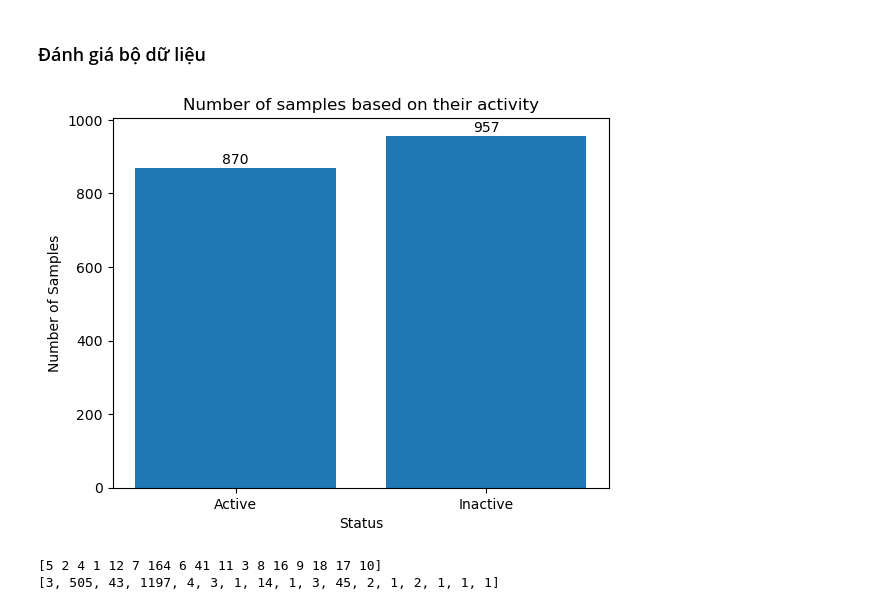
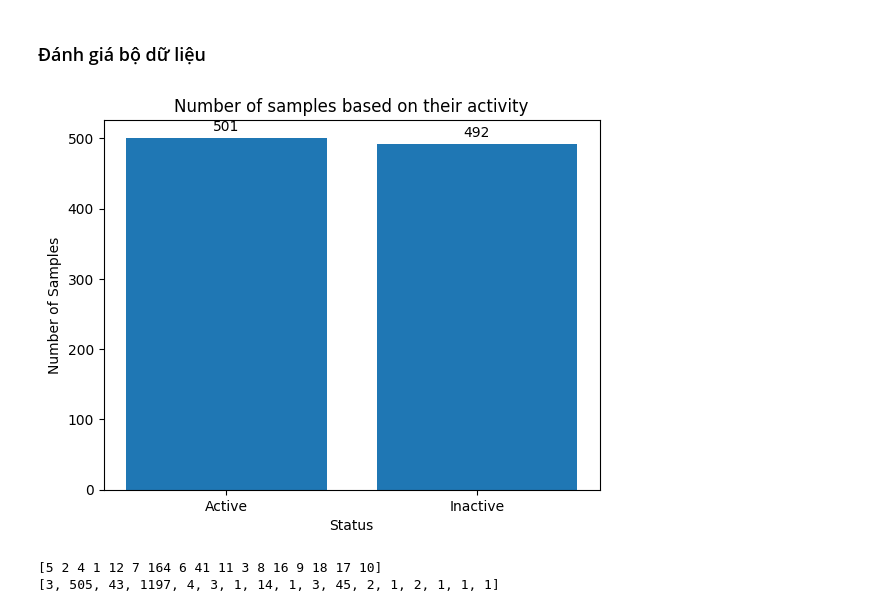
Before and after one commit to Lelvels/phamarcy_code, a Jupyter notebook: My HDAC2/src/my-hdac2-data-preprocessing.ipynb, the cells around one changed output. Saved outputs shown, nothing was run; the diff lists cells and outputs as text; code cells hidden in the pictures.

```diff
--- a/My HDAC2/src/my-hdac2-data-preprocessing.ipynb
+++ b/My HDAC2/src/my-hdac2-data-preprocessing.ipynb
@@ -12,9 +12,9 @@ from tabulate import tabulate
 
 from mordred import Calculator, descriptors
 # %%
-data_version_1_path = "../data_for_modeling/raw_data/v1/HDAC2_data_after_filtering_raw.xlsx"
+data_version_1_path = "../data_for_modeling/raw_data/v1/Original Data - v1 - Merge.xlsx"
 data_version_2_path = "../data_for_modeling/raw_data/v2/Original Data - v2 - Merge.xlsx"
-dataset = pd.read_excel(data_version_2_path, sheet_name='original_data')
+dataset = pd.read_excel(data_version_1_path, sheet_name='original_data')
 # %%
 dataset_length = len(dataset)
 dataset_length
@@ -210,3 +236,6 @@ def canonical_smiles(smiles):
     mols = [Chem.MolFromSmiles(smi) for smi in smiles]
     smiles = [Chem.MolToSmiles(mol) for mol in mols]
     return smiles
+# %%
+final_data_to_train = dataset
+final_data_to_train.head()
@@ -230,26 +302,26 @@ with pd.ExcelWriter("../data_for_modeling/filter_data/v2/HDAC2_data_after_filter
 # %%
 import matplotlib.pyplot as plt
 
 # Define the data
 labels = ['Active', 'Inactive']
-values = [len(final_data_to_train.loc[final_data_to_train.FINAL_LABEL == "Active"]), len(final_data_to_train.loc[final_data_to_train.FINAL_LABEL == "Inactive"])]
+values = [len(final_data_to_train.loc[final_data_to_train.ACTIVITY == "Active"]), len(final_data_to_train.loc[final_data_to_train.ACTIVITY == "Inactive"])]
 
 # Create the bar chart
 plt.bar(labels, values)
 
 # Add labels on top of each column
 for i, v in enumerate(values):
     plt.text(i, v + 10, str(v), ha='center')
 
 # Set chart title and labels
 plt.title('Number of samples based on their activity')
 plt.xlabel('Status')
 plt.ylabel('Number of Samples')
 
 # Display the chart
 plt.show()
 # %% [output]
-[figure, old version]
+[figure, new version]
 # %%
 dup_count_unique = final_data_to_train.DUPLICATE_COUNTS.unique()
 dup_count_numbers = []
```
Also changed, not shown: parts of 11 cells of this notebook, 2 other files.
